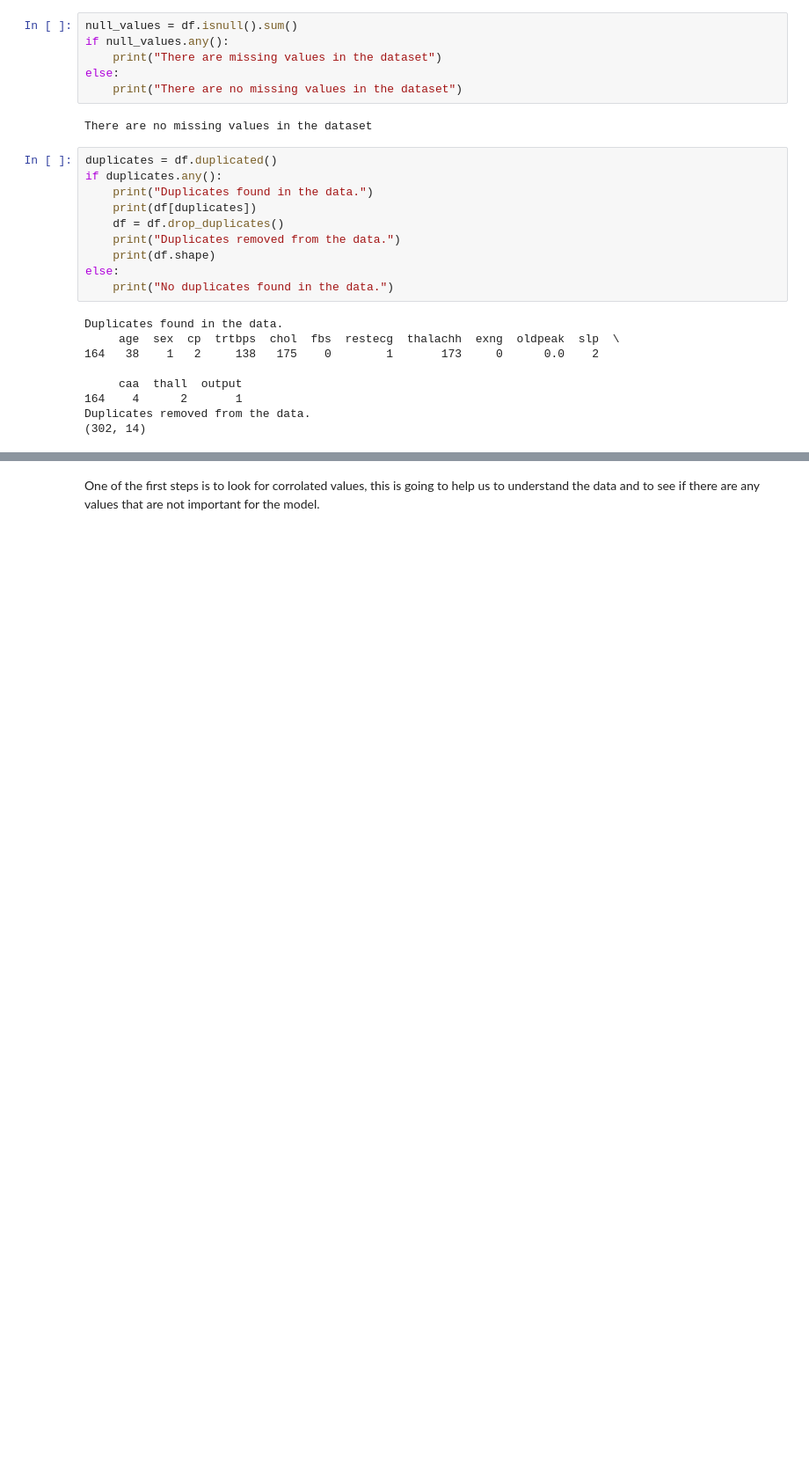
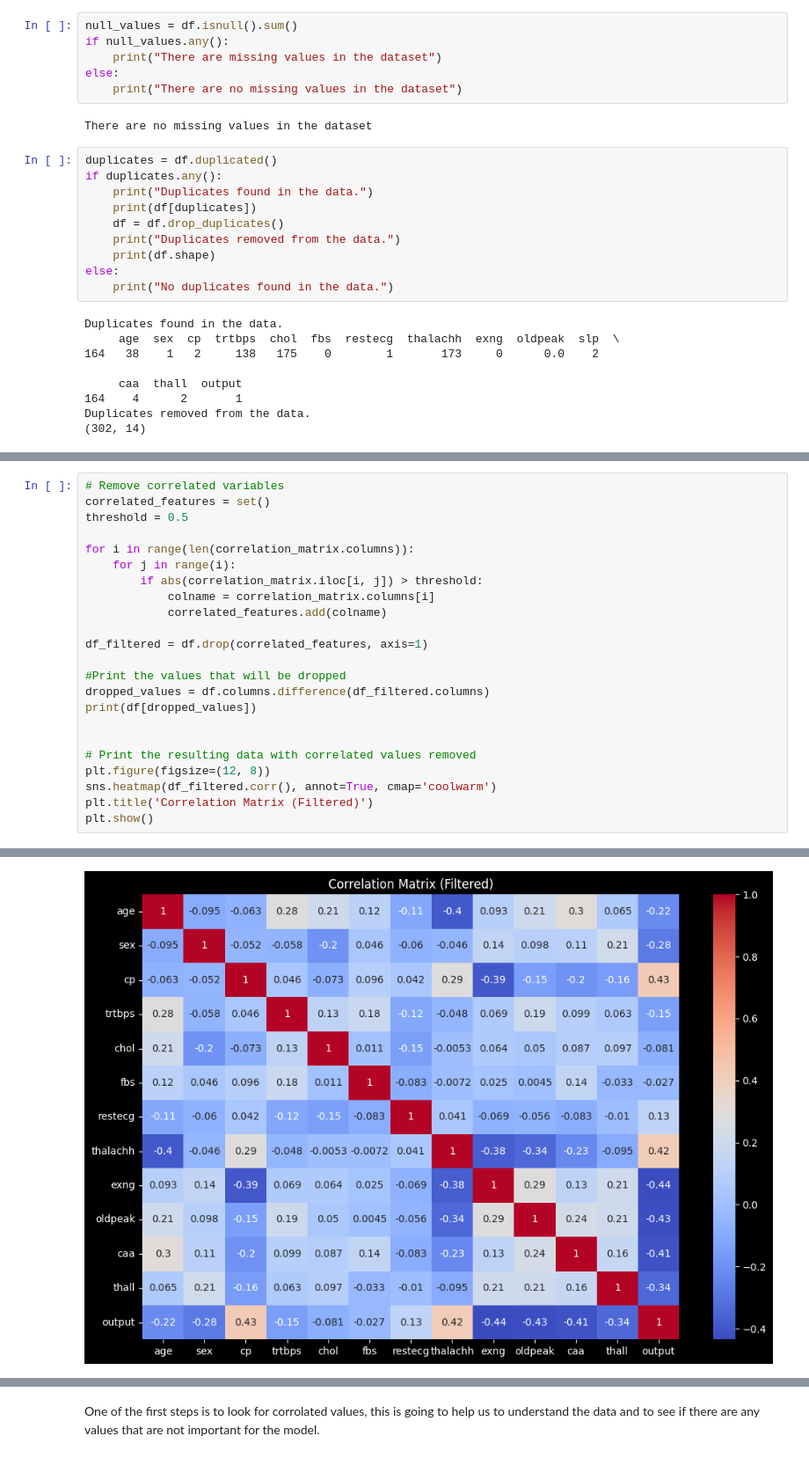
Before and after one commit to CardoCodes/deep-learning, a Jupyter notebook: heart_attack_classification.ipynb, the cells around one changed output, grey strips where cells are left out. Shown: that part at 88% size. Saved outputs shown, nothing was run; the diff lists cells and outputs as text; blank space fills up the shorter version.

Commit message:
Include different method for calculation highly corrolated drops

```diff
--- a/heart_attack_classification.ipynb
+++ b/heart_attack_classification.ipynb
@@ -85,0 +136,24 @@ Duplicates removed from the data.
+# %%
+# Remove correlated variables
+correlated_features = set()
+threshold = 0.5
+
+for i in range(len(correlation_matrix.columns)):
+    for j in range(i):
+        if abs(correlation_matrix.iloc[i, j]) > threshold:
+            colname = correlation_matrix.columns[i]
+            correlated_features.add(colname)
+
+df_filtered = df.drop(correlated_features, axis=1)
+
+#Print the values that will be dropped
+dropped_values = df.columns.difference(df_filtered.columns)
+print(df[dropped_values])
+
+
+# Print the resulting data with correlated values removed
+plt.figure(figsize=(12, 8))
+sns.heatmap(df_filtered.corr(), annot=True, cmap='coolwarm')
+plt.title('Correlation Matrix (Filtered)')
+plt.show()
+# %% [output]
@@ -86,2 +174,3 @@ Duplicates removed from the data.
+[figure, added]
 # %% [markdown]
 
```
Also changed, not shown: parts of 13 cells of this notebook.
